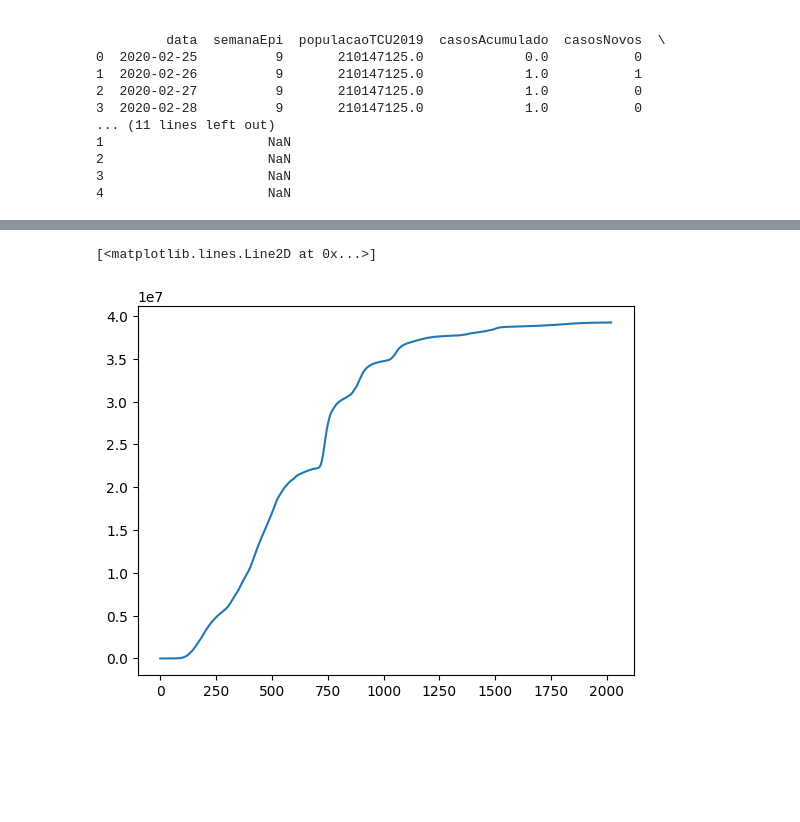
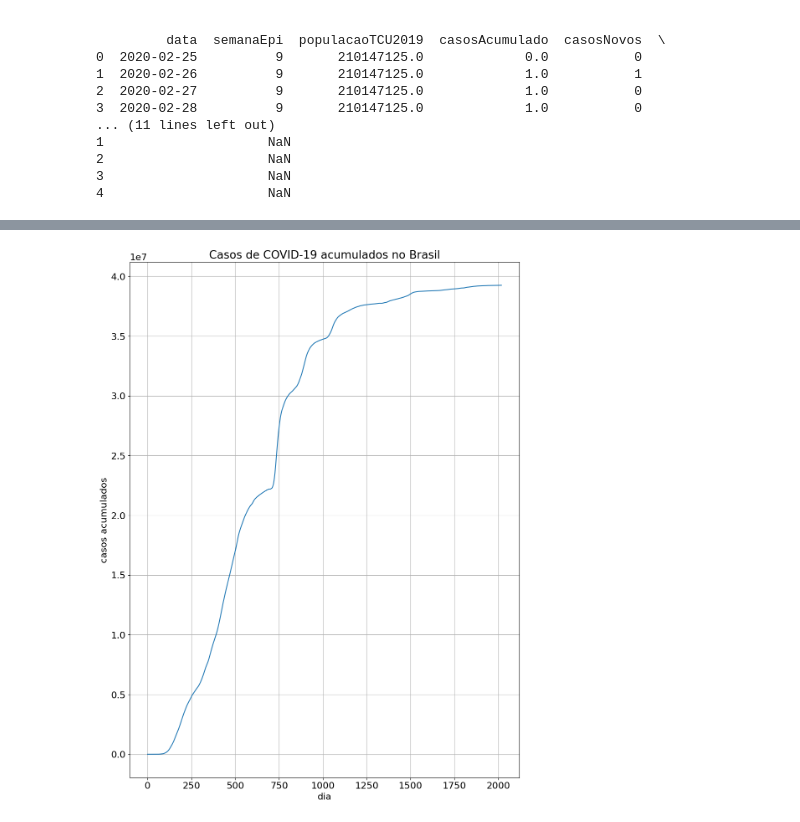
Before and after one commit to bootstrap666/covidbr-data, a Jupyter notebook: COVID_19_linear_MA_filter.ipynb, the cells around one changed output, grey strips where cells are left out. Cells and saved outputs as stored; diff of their text form; code cells hidden in the pictures; blank space fills up the shorter version.

```diff
--- a/COVID_19_linear_MA_filter.ipynb
+++ b/COVID_19_linear_MA_filter.ipynb
@@ -9,7 +31,6 @@ from scipy import signal
 # %%
-url = 'https://github.com/bootstrap666/covidbr-data/raw/refs/heads/main/HIST_PAINEL_COVIDBR.csv'
-
-df = pd.concat([chunk for chunk in tqdm(pd.read_csv(url, sep=';', chunksize=1000), desc='Loading data')])
+# Carrega o dataset por meio do pandas e exibe as 5 primeiras linhas
+df = pd.concat([chunk for chunk in tqdm(pd.read_csv('HIST_PAINEL_COVIDBR.csv', sep=';', chunksize=1000), desc='Loading data')])
 print(df.head(5))
 # %% [output]
    regiao estado municipio  coduf  codmun  codRegiaoSaude nomeRegiaoSaude  \
@@ -30,12 +51,16 @@ print(df.head(5))
 3                     NaN
 4                     NaN
 # %%
+# Extrai os dados de casos  novos no Brasil para o vetor Brasilcasosnovos
 Brasildados = df[df['regiao']=='Brasil']
 Brasildados = Brasildados.sort_values(by='data')
 Brasilcasosnovos = Brasildados['casosNovos'].to_numpy()
 
+plt.rcParams["figure.figsize"] = (8, 6)
+plt.rcParams.update({'font.size': 16})
 plt.plot( Brasilcasosnovos)
 plt.title ('Casos novos de COVID-19 registrados no Brasil')
 plt.ylabel('casos registrados')
 plt.xlabel('dia')
+plt.grid("minor")
 # %% [output]
@@ -62,0 +95,9 @@ plt.plot(Brasilcasosnovosfiltrado)
+# %%
+# Filtra os dados de casos novos no Brasil utilizando o filtro projetado
+Brasilcasosnovosfiltrado = signal.lfilter(h,1,Brasilcasosnovos)
+plt.plot(Brasilcasosnovosfiltrado)
+plt.rcParams["figure.figsize"] = (8, 6)
+plt.title ('Casos novos de COVID-19 registrados no Brasil')
+plt.ylabel('casos registrados')
+plt.xlabel('dia')
+plt.grid("minor")
@@ -63,9 +106,12 @@ plt.plot(Brasilcasosnovosfiltrado)
 # %%
 BrasilcasosAcumulados = signal.lfilter(1,[1, -1],Brasilcasosnovosfiltrado)
 plt.plot(BrasilcasosAcumulados)
+plt.title ('Casos de COVID-19 acumulados no Brasil')
+plt.ylabel('casos acumulados')
+plt.xlabel('dia')
+plt.grid("minor")
 # %% [output]
-[<matplotlib.lines.Line2D at 0x...>]
-[figure, old version]
+[figure, new version]
 # %%
 plt.plot( Brasilcasosnovos, label='dados brutos')
 plt.plot( Brasilcasosnovosfiltrado[(N//2):], 'r', label='média móvel')
```
Also changed, not shown: parts of 14 cells of this notebook.
